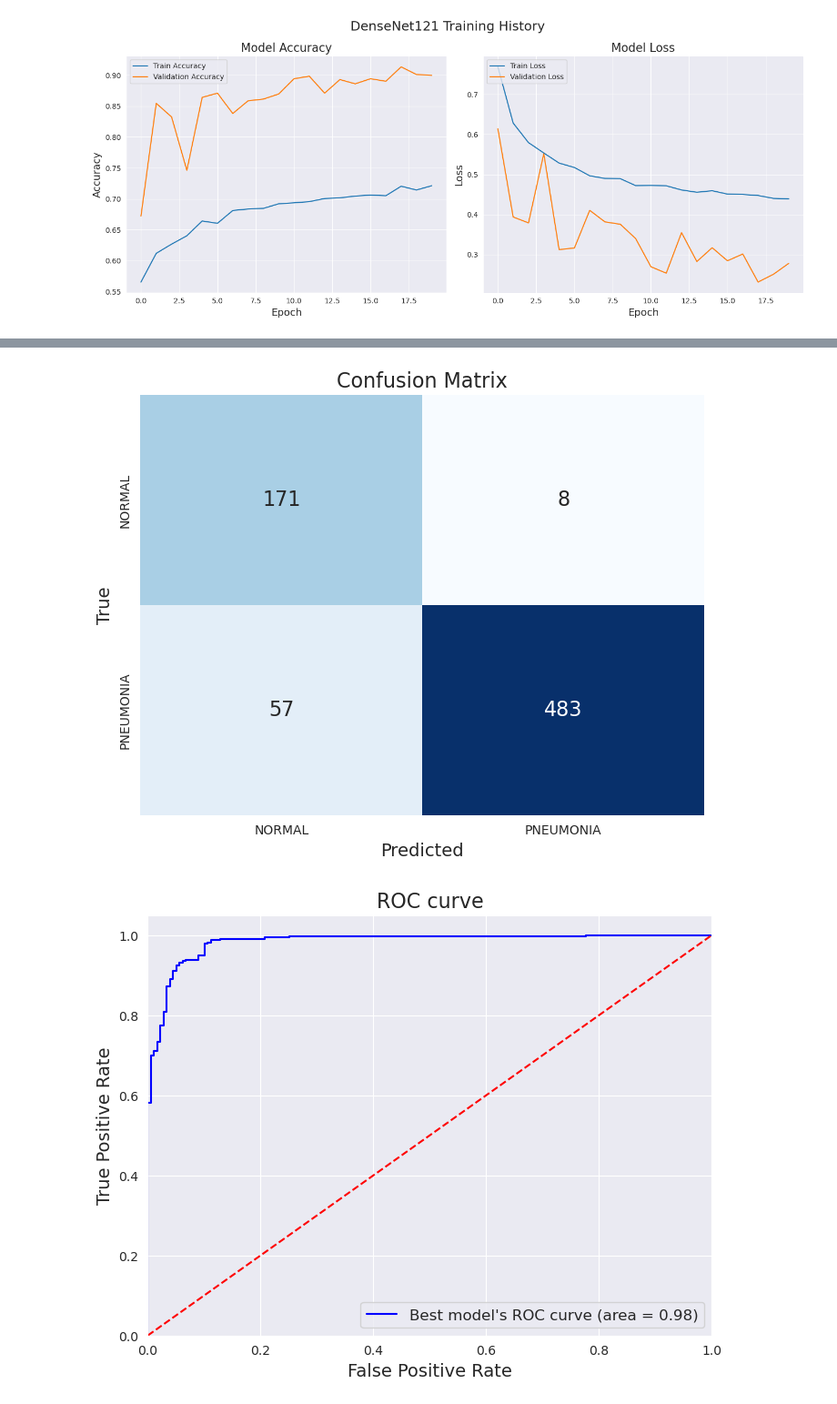
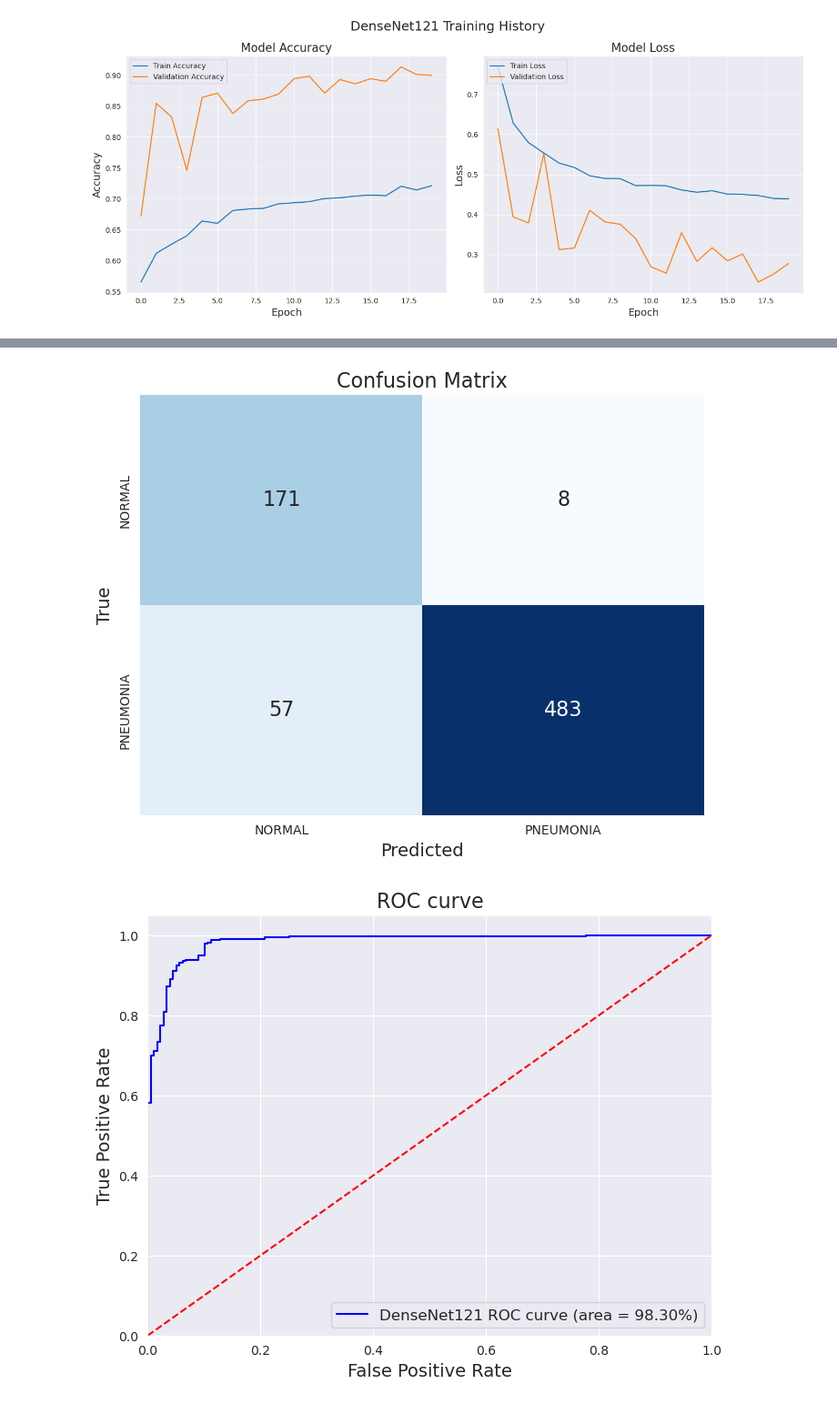
Before and after one commit to lazzerialberto/DL2025, a Jupyter notebook: project.ipynb, the cells around one changed output, grey strips where cells are left out. Shown at 91% size. Drawn from its saved outputs; the diff is of its cells as text; code cells hidden in the pictures.

Commit message:
finish DenseNet121 and results

```diff
--- a/project.ipynb
+++ b/project.ipynb
@@ -807,7 +764,7 @@ val_ds = tf.keras.utils.image_dataset_from_directory(
 test_ds = tf.keras.utils.image_dataset_from_directory(
     test_dir,
     labels='inferred',
-    label_mode='int',
+    label_mode='binary',
     color_mode='grayscale',
     image_size=(IMG_WIDTH, IMG_HEIGHT),
     batch_size=BATCH_SIZE,
@@ -820,8 +777,8 @@ def grayscale_to_rgb_gen(gen):
         yield x_rgb, y_batch
 
 def preprocess(img, label):
-    img = tf.image.grayscale_to_rgb(img)        # da (H,W,1) a (H,W,3)
-    img = tf.cast(img, tf.float32) / 255.0       # normalizzazione
+    img = tf.image.grayscale_to_rgb(img)        # from (H,W,1) to (H,W,3)
+    img = tf.cast(img, tf.float32) / 255.0       # normalization
     return img, label
 
 train_ds = train_ds.map(preprocess, num_parallel_calls=AUTOTUNE)
@@ -1071,7 +1122,7 @@ def plot_roc_curve(y_true, y_pred):
 	fpr, tpr, thresholds = roc_curve(y_true, y_pred)
 	roc_auc = auc(fpr, tpr)
 	plt.figure(figsize=(8, 6))
-	plt.plot(fpr, tpr, color='blue', label=f"Best model's ROC curve (area = {roc_auc:.2f})")
+	plt.plot(fpr, tpr, color='blue', label=f"DenseNet121 ROC curve (area = {100*roc_auc:.2f}%)")
 	plt.plot([0, 1], [0, 1], color='red', linestyle='--')  # Diagonal line
 	plt.xlim([0.0, 1.0])
 	plt.ylim([0.0, 1.05])
@@ -1106,12 +1157,12 @@ roc_auc = roc_auc_score(y_true, y_pred)
 
 # Print evaluation metrics in percentages
 print("\n=== EVALUATION METRICS ===")
-print(f"Accuracy: {100*accuracy:.4f}%")
-print(f"Precision: {100*precision:.4f}%")
-print(f"Recall: {100*recall:.4f}%")
-print(f"F1-score: {100*f1:.4f}%")
-print(f"Matthews correlation coefficient (mcc): {mcc:.4f}")
-print(f"ROC AUC: {100*roc_auc:.4f}%")
+print(f"Accuracy: {100*accuracy:.2f}%")
+print(f"Precision: {100*precision:.2f}%")
+print(f"Recall: {100*recall:.2f}%")
+print(f"F1-score: {f1:.2f}")
+print(f"Matthews correlation coefficient (mcc): {mcc:.2f}")
+print(f"ROC AUC: {100*roc_auc:.2f}%")
 
 plot_confusion_matrix(y_true, y_pred_labels, classes=['NORMAL', 'PNEUMONIA'])
 plot_roc_curve(y_true, y_pred)
@@ -1135,2 +1186,2 @@ ROC AUC: 98.3023%
 [figure]
-[figure, old version]
+[figure, new version]
```
Also changed, not shown: parts of 12 cells of this notebook.
